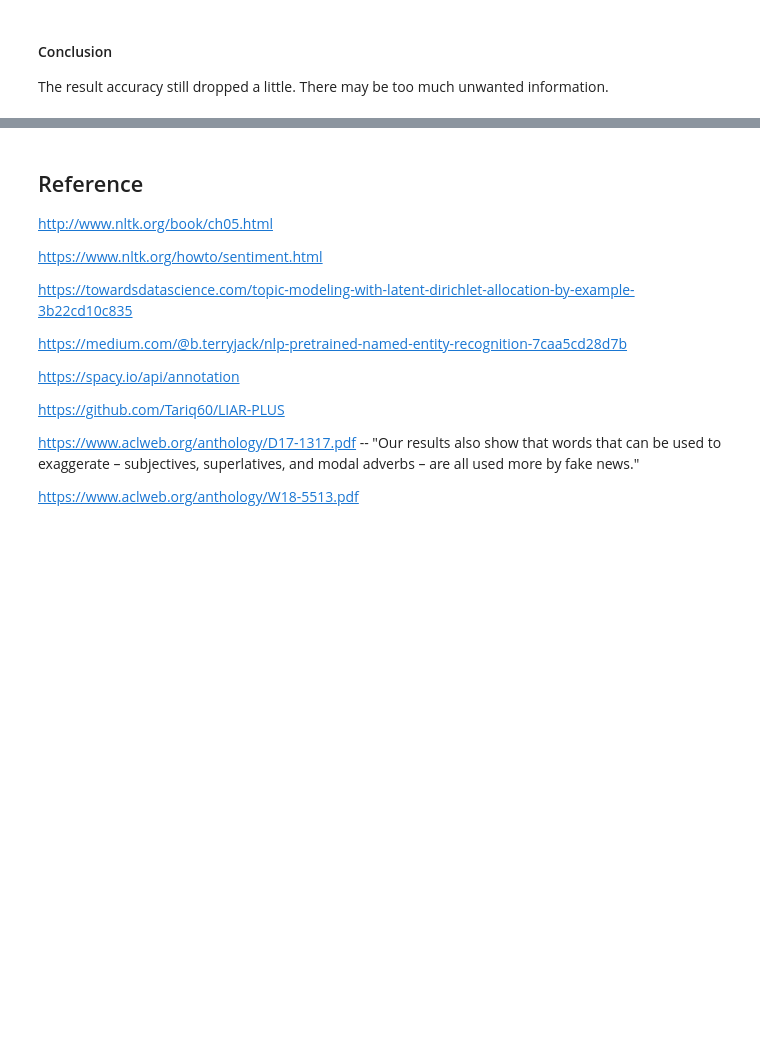
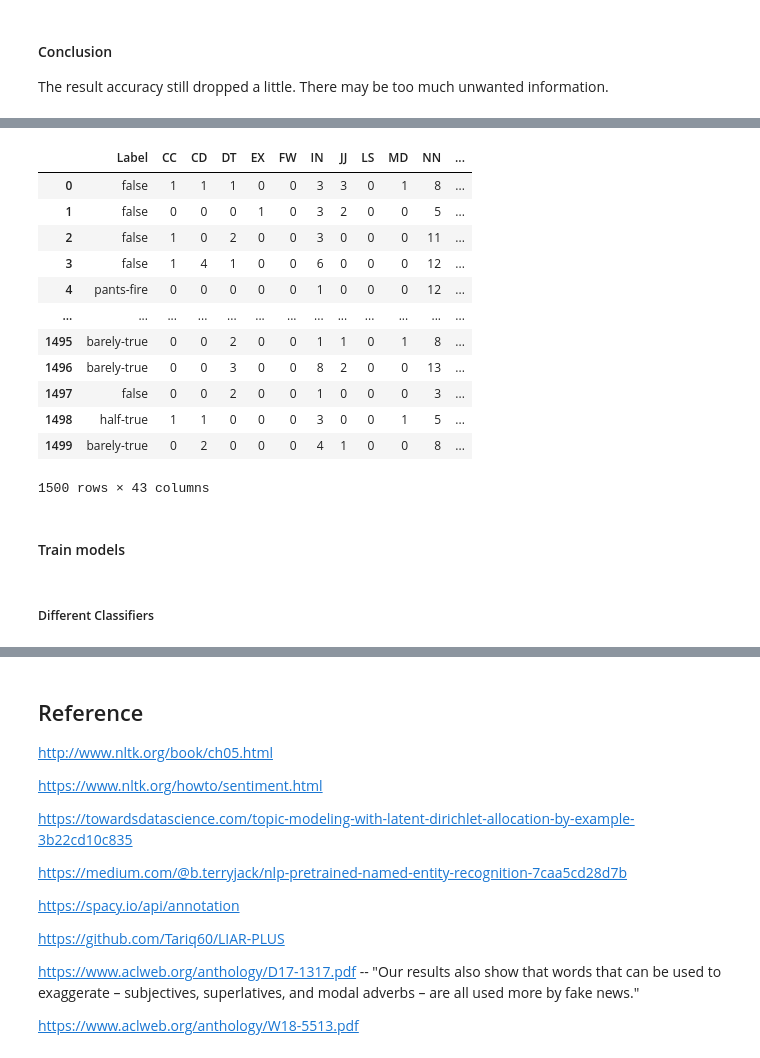
Before and after one commit to Wayne122/CMPE257, a Jupyter notebook: Alternus_Vera.ipynb, the cells around one changed output, grey strips where cells are left out. Drawn from its saved outputs; the diff is of its cells as text; code cells hidden in the pictures; blank space fills up the shorter version.

```diff
--- a/Alternus_Vera.ipynb
+++ b/Alternus_Vera.ipynb
@@ -4898,0 +5198,35 @@ The result accuracy still dropped a little. There may be too much unwanted infor
+# %%
+test_df_prepro['NER_pers'] = NER_pers
+test_df_prepro['NER_norp'] = NER_norp
+test_df_prepro['NER_fac'] = NER_fac
+test_df_prepro['NER_org'] = NER_org
+test_df_prepro['NER_gpe'] = NER_gpe
+test_df_prepro['NER_loc'] = NER_loc
+test_df_prepro['NER_prod'] = NER_prod
+test_df_prepro['NER_eve'] = NER_eve
+test_df_prepro['NER_woa'] = NER_woa
+test_df_prepro['NER_law'] = NER_law
+test_df_prepro['NER_lang'] = NER_lang
+test_df_prepro['NER_dat'] = NER_dat
+test_df_prepro['NER_tim'] = NER_tim
+test_df_prepro['NER_per'] = NER_per
+test_df_prepro['NER_mon'] = NER_mon
+test_df_prepro['NER_quan'] = NER_quan
+test_df_prepro['NER_ordi'] = NER_ordi
+test_df_prepro['NER_cardi'] = NER_cardi
+
+test_df_prepro
+# %% [output]
+|  | Label | CC | CD | DT | EX | FW | IN | JJ | LS | MD | NN | ... |
+| 0 | false | 1 | 1 | 1 | 0 | 0 | 3 | 3 | 0 | 1 | 8 | ... |
+| 1 | false | 0 | 0 | 0 | 1 | 0 | 3 | 2 | 0 | 0 | 5 | ... |
+| 2 | false | 1 | 0 | 2 | 0 | 0 | 3 | 0 | 0 | 0 | 11 | ... |
+| 3 | false | 1 | 4 | 1 | 0 | 0 | 6 | 0 | 0 | 0 | 12 | ... |
+| 4 | pants-fire | 0 | 0 | 0 | 0 | 0 | 1 | 0 | 0 | 0 | 12 | ... |
+| ... | ... | ... | ... | ... | ... | ... | ... | ... | ... | ... | ... | ... |
+| 1495 | barely-true | 0 | 0 | 2 | 0 | 0 | 1 | 1 | 0 | 1 | 8 | ... |
+| 1496 | barely-true | 0 | 0 | 3 | 0 | 0 | 8 | 2 | 0 | 0 | 13 | ... |
+| 1497 | false | 0 | 0 | 2 | 0 | 0 | 1 | 0 | 0 | 0 | 3 | ... |
+| 1498 | half-true | 1 | 1 | 0 | 0 | 0 | 3 | 0 | 0 | 1 | 5 | ... |
+| 1499 | barely-true | 0 | 2 | 0 | 0 | 0 | 4 | 1 | 0 | 0 | 8 | ... |
+1500 rows × 43 columns
@@ -4898,0 +5240,4 @@ The result accuracy still dropped a little. There may be too much unwanted infor
+# %% [markdown]
+#### Train models
+# %% [markdown]
+##### Different Classifiers
```
Also changed, not shown: parts of 29 cells of this notebook.
